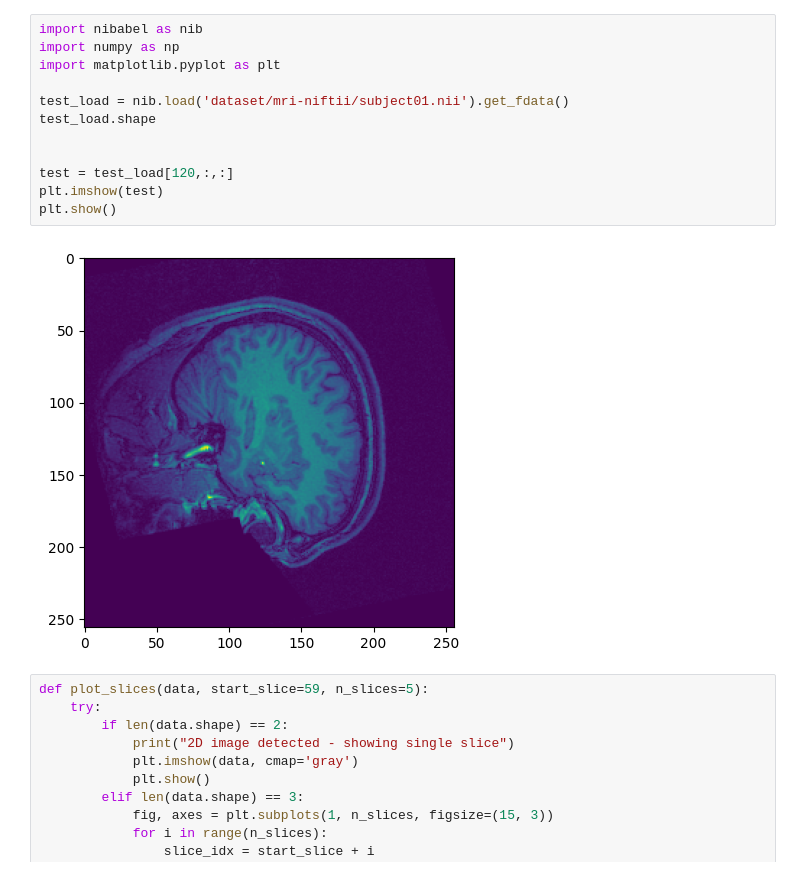
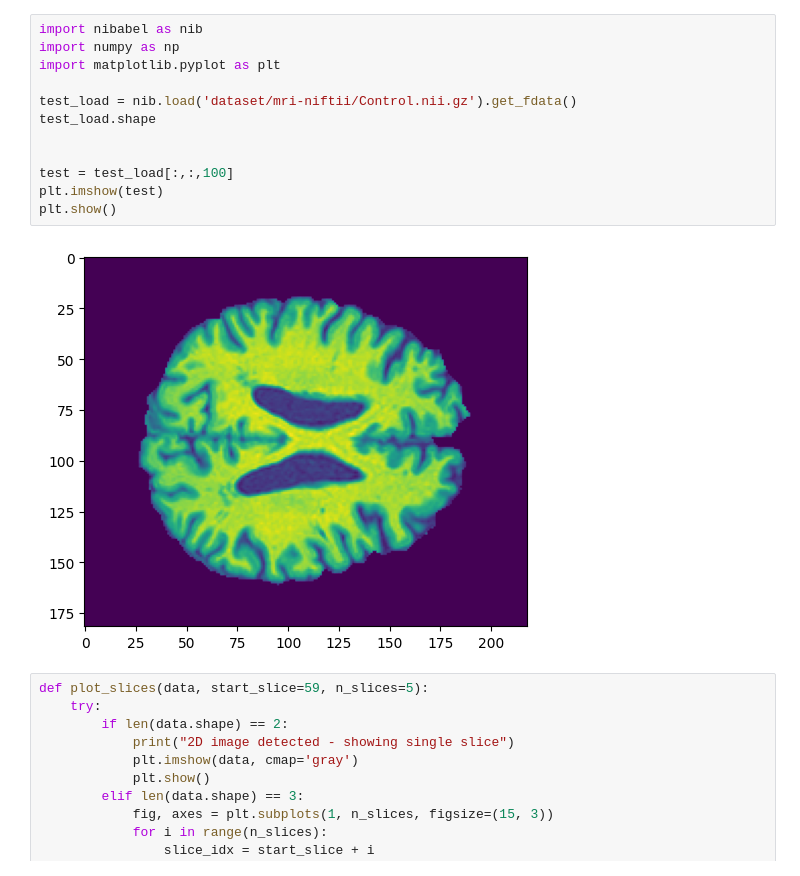
Before and after one commit to NeurocogniAI/ncai-training-program, a Jupyter notebook: Week-02/Data-Loading-Conversion/MRI-Loaddata-3D-View.ipynb, the cells around one changed output. Cells and saved outputs as stored; diff of their text form.

```diff
--- a/Week-02/Data-Loading-Conversion/MRI-Loaddata-3D-View.ipynb
+++ b/Week-02/Data-Loading-Conversion/MRI-Loaddata-3D-View.ipynb
@@ -1,17 +1,17 @@
 # %%
 import nibabel as nib
 import numpy as np
 import matplotlib.pyplot as plt
 
-test_load = nib.load('dataset/mri-niftii/subject01.nii').get_fdata()
+test_load = nib.load('dataset/mri-niftii/Control.nii.gz').get_fdata()
 test_load.shape
 
 
-test = test_load[120,:,:]
+test = test_load[:,:,100]
 plt.imshow(test)
 plt.show()
 # %% [output]
-[figure, old version]
+[figure, new version]
 # %%
 def plot_slices(data, start_slice=59, n_slices=5):
     try:
```
Also changed, not shown: parts of 1 cell of this notebook, 7 other files.
